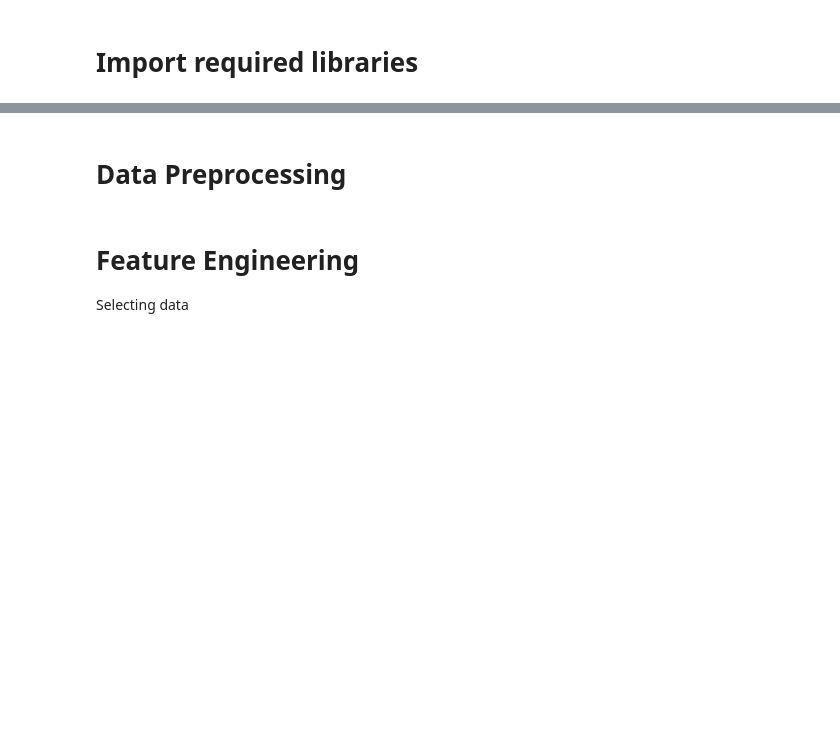
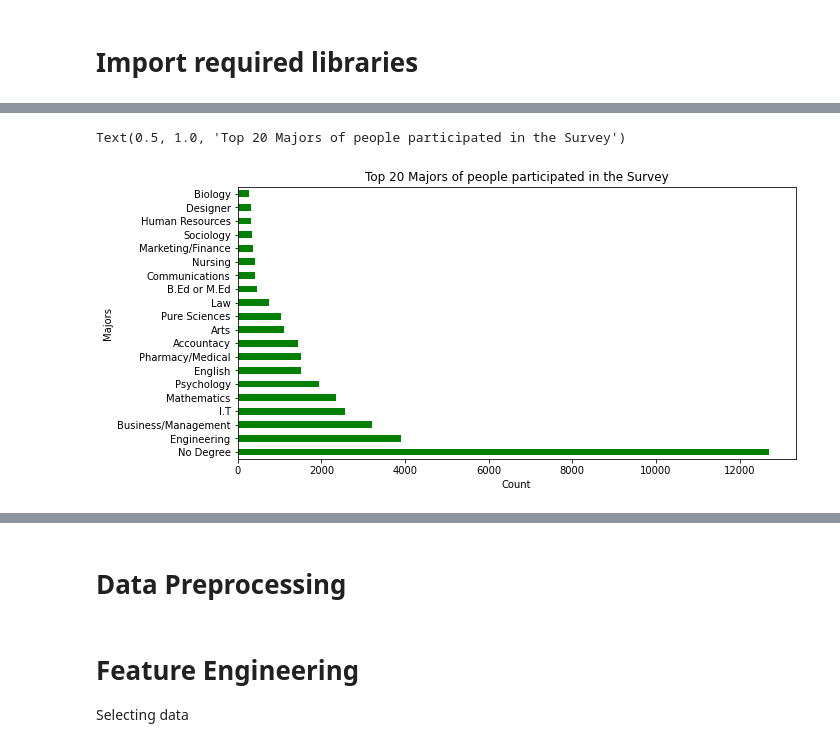
Before and after one commit to weihan444/ML-Hackathon, a Jupyter notebook: ML_Hackathon.ipynb, the cells around one changed output, grey strips where cells are left out. Cells and saved outputs as stored; diff of their text form; code cells hidden in the pictures; blank space fills up the shorter version.

```diff
--- a/ML_Hackathon.ipynb
+++ b/ML_Hackathon.ipynb
@@ -329,0 +350,9 @@ NameError: ignored
+# %%
+plt.figure(figsize=(10,5))
+data_2['major'].value_counts()[:20].plot(kind='barh',color='green')
+plt.ylabel('Majors')
+plt.xlabel('Count')
+plt.title('Top 20 Majors of people participated in the Survey')
+# %% [output]
+Text(0.5, 1.0, 'Top 20 Majors of people participated in the Survey')
+[figure, added]
```
Also changed, not shown: parts of 8 cells of this notebook.
